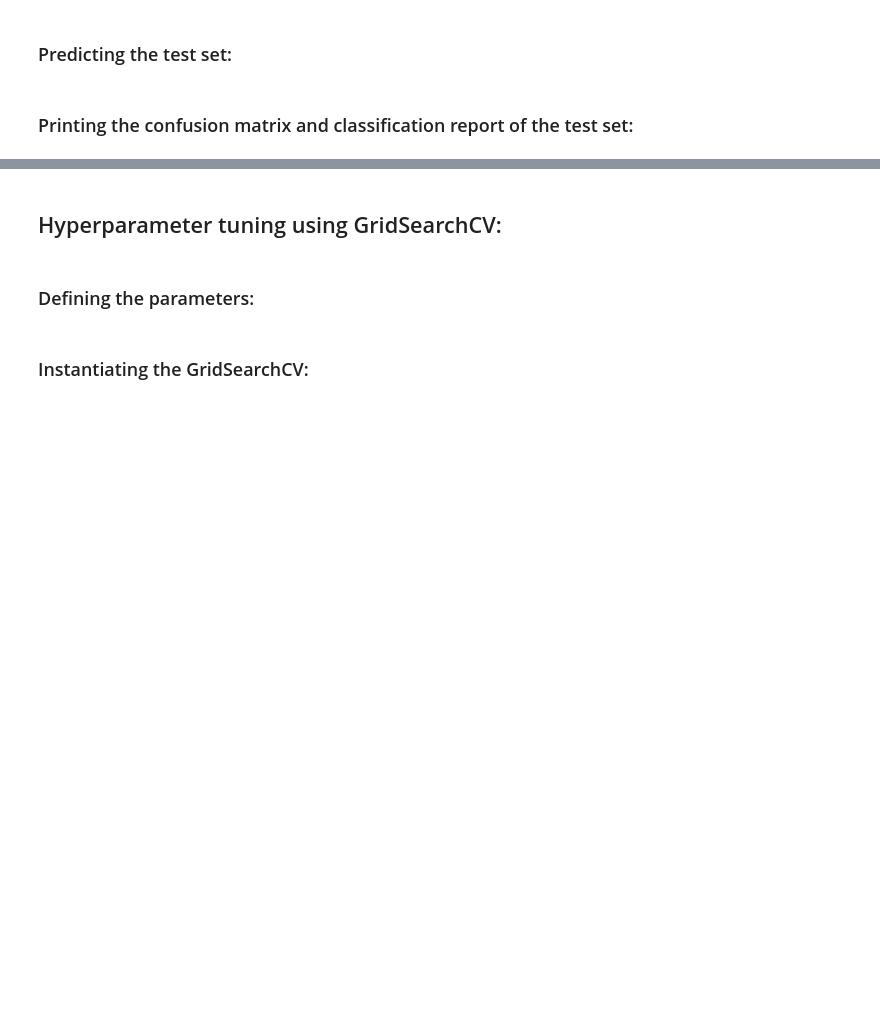
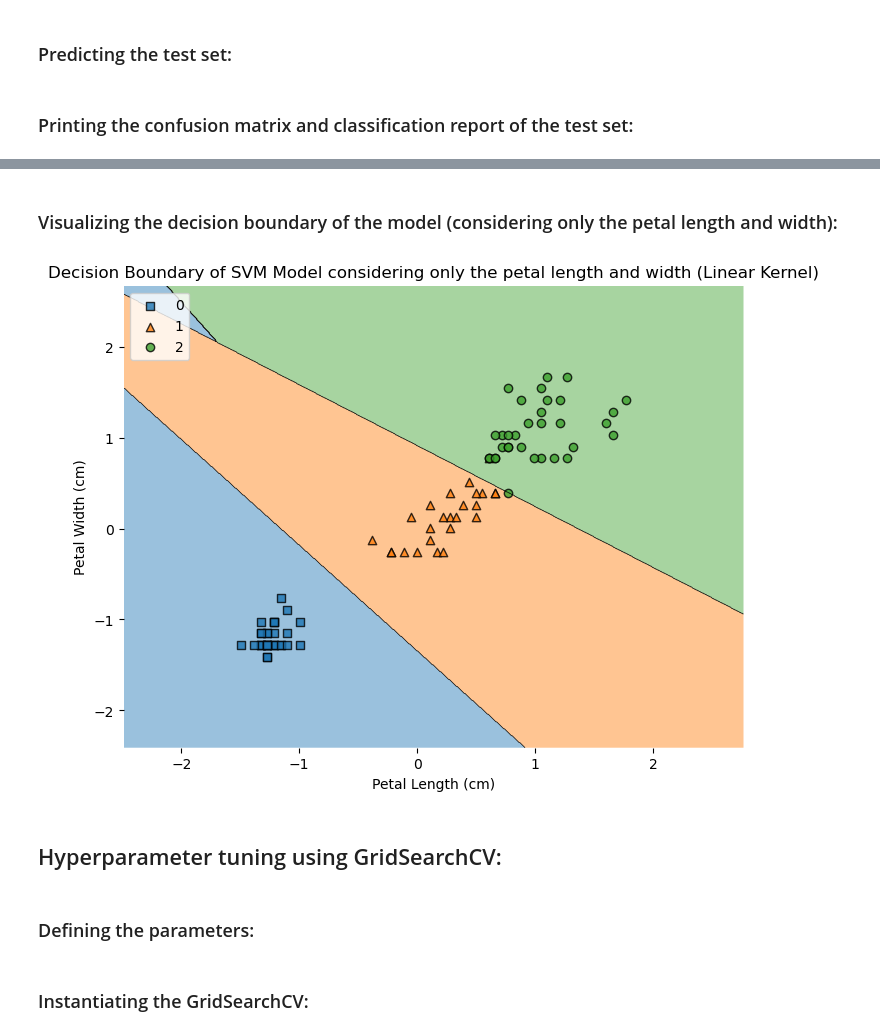
Before and after one commit to FaresOuhachi/Projet_ML, a Jupyter notebook: SVM.ipynb, the cells around one changed output, grey strips where cells are left out. Drawn from its saved outputs; the diff is of its cells as text; code cells hidden in the pictures; blank space fills up the shorter version.

```diff
--- a/SVM.ipynb
+++ b/SVM.ipynb
@@ -176,3 +155,25 @@ weighted avg       0.93      0.90      0.91        30
+# %% [markdown]
+### Visualizing the decision boundary of the model (considering only the petal length and width):
+# %%
+X_train_subset = X_train[:, [2, 3]]
+X_test_subset = X_test[:, [2, 3]]
+
+svm_best = SVC(C=0.3, kernel='linear', decision_function_shape='ovo')
+svm_best.fit(X_train_subset, y_train)
+
+plt.figure(figsize=(8, 6))
+
+plot_decision_regions(X_train_subset, y_train, clf=svm_best, legend=2)
+
+plt.xlabel('Petal Length (cm)')
+plt.ylabel('Petal Width (cm)')
+plt.title('Decision Boundary of SVM Model considering only the petal length and width (Linear Kernel)')
+
+plt.legend(loc='upper left')
+
+plt.show()
+# %% [output]
+[figure, added]
 # %% [markdown]
 ## Hyperparameter tuning using GridSearchCV:
 # %% [markdown]
```
Also changed, not shown: parts of 35 cells of this notebook, 2 other files.
